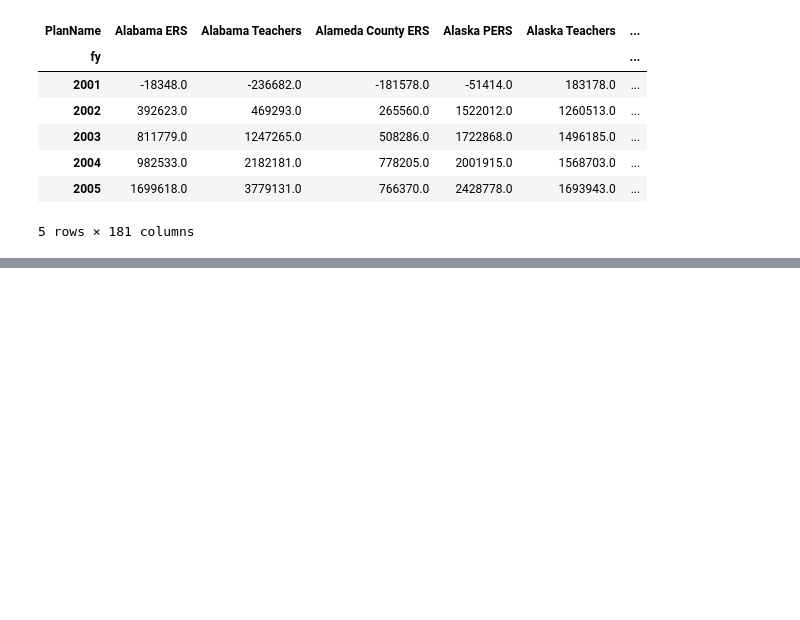
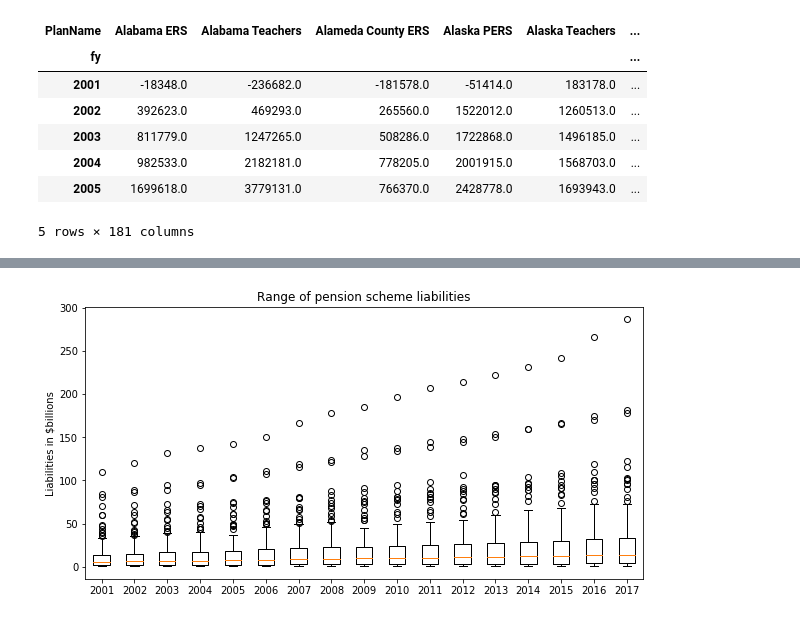
Before and after one commit to SmellsLikeCake/Thinkful-Unit4, a Jupyter notebook: Explore pension dataset.ipynb, the cells around one changed output, grey strips where cells are left out. Drawn from its saved outputs; the diff is of its cells as text; code cells hidden in the pictures; blank space fills up the shorter version.

```diff
--- a/Explore pension dataset.ipynb
+++ b/Explore pension dataset.ipynb
@@ -466,0 +465,17 @@ plt.show()
+# %%
+liabilities = pensions.loc[:, ['PlanName', 'fy', 'ActLiabilities_GASB']]
+liabilities['ActLiabilities_GASB'] = liabilities['ActLiabilities_GASB'] / 1000000 # Change to billions, originally in thousands
+liabilities.dropna(inplace=True)
+liabilities_2 = liabilities.pivot(index='PlanName', columns='fy', values='ActLiabilities_GASB')
+liabilities_2.dropna(inplace=True)
+liabilities_3 = liabilities_2.T
+liability_yrs = list(liabilities_3.index)
+
+plt.figure(figsize=(10, 5))
+plt.boxplot(liabilities_3)
+plt.ylabel("Liabilities in $billions")
+plt.title("Range of pension scheme liabilities")
+plt.xticks(range(1, 18), liability_yrs)
+plt.show()
+# %% [output]
+[figure, added]
```
Also changed, not shown: parts of 14 cells of this notebook.
